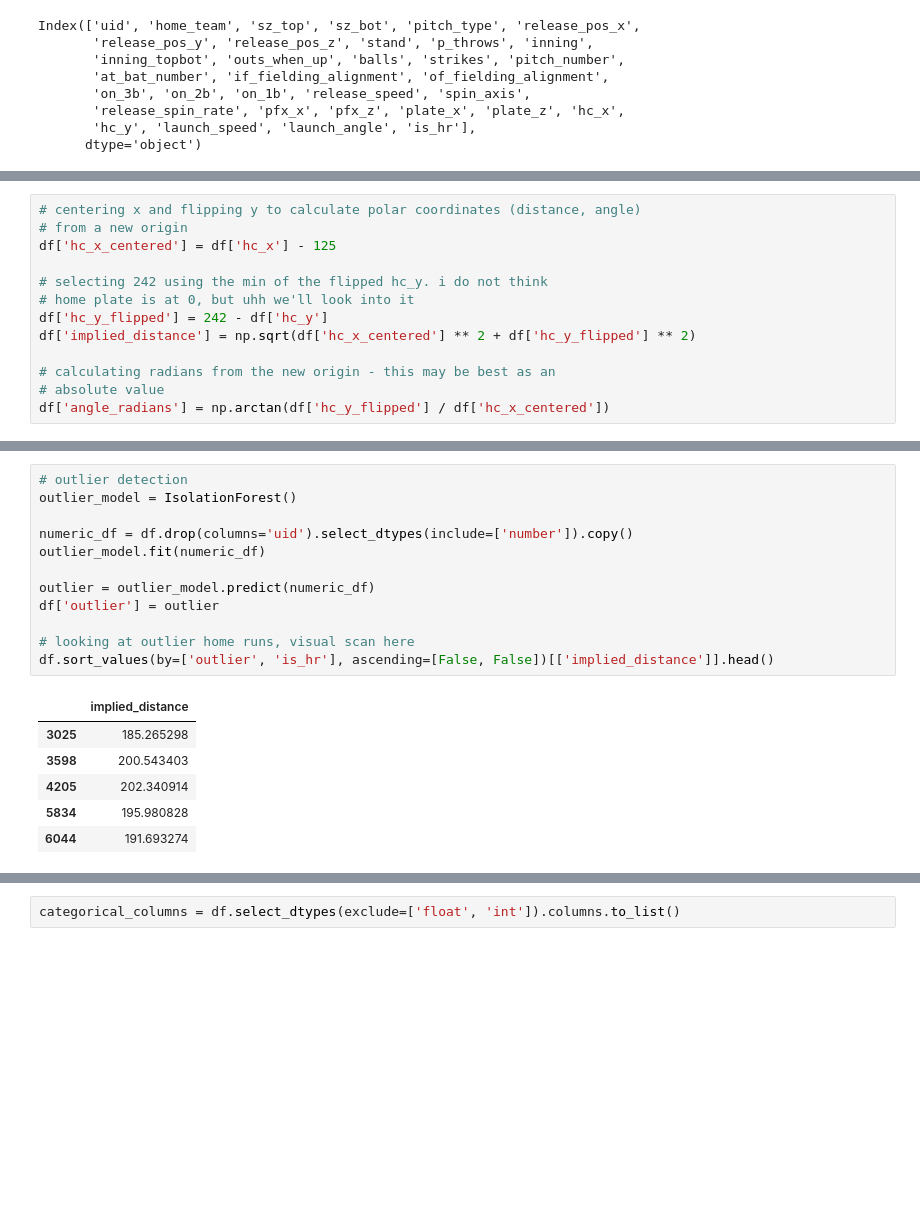
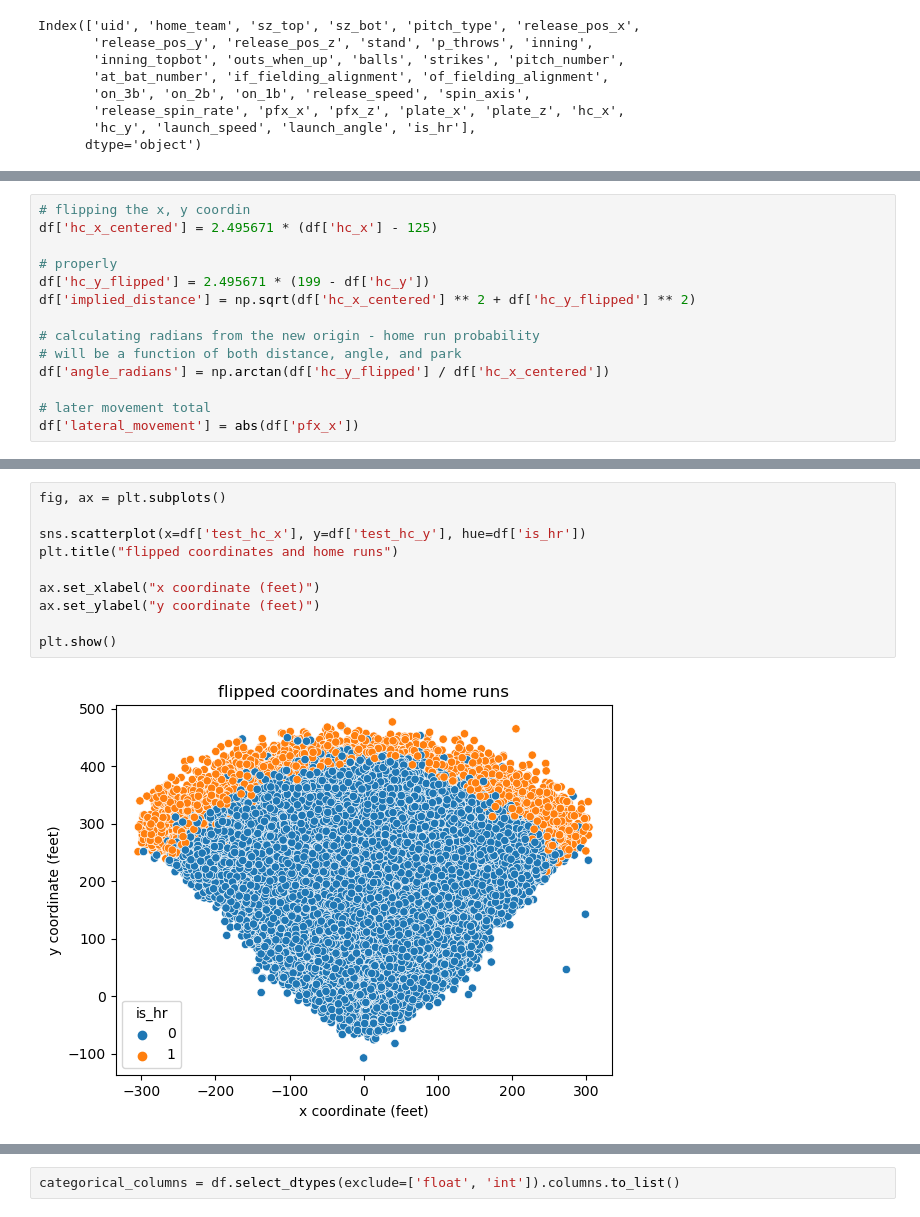
Before and after one commit to yaobviously/nick_wan_home_runs, a Jupyter notebook: home_run_submission.ipynb, the cells around one changed output, grey strips where cells are left out. Drawn from its saved outputs; the diff is of its cells as text; blank space fills up the shorter version.

```diff
--- a/home_run_submission.ipynb
+++ b/home_run_submission.ipynb
@@ -42,13 +59,14 @@ plt.show()
 # %%
-# centering x and flipping y to calculate polar coordinates (distance, angle)
-# from a new origin
-df['hc_x_centered'] = df['hc_x'] - 125
+# flipping the x, y coordin
+df['hc_x_centered'] = 2.495671 * (df['hc_x'] - 125)
 
-# selecting 242 using the min of the flipped hc_y. i do not think
-# home plate is at 0, but uhh we'll look into it
-df['hc_y_flipped'] = 242 - df['hc_y']
+# properly
+df['hc_y_flipped'] = 2.495671 * (199 - df['hc_y'])
 df['implied_distance'] = np.sqrt(df['hc_x_centered'] ** 2 + df['hc_y_flipped'] ** 2)
 
-# calculating radians from the new origin - this may be best as an
-# absolute value
+# calculating radians from the new origin - home run probability
+# will be a function of both distance, angle, and park
 df['angle_radians'] = np.arctan(df['hc_y_flipped'] / df['hc_x_centered'])
+
+# later movement total
+df['lateral_movement'] = abs(df['pfx_x'])
@@ -64,19 +73,12 @@ sns.scatterplot(x=df['pfx_x'], y=df['pfx_z'])
-# %%
-# outlier detection
-outlier_model = IsolationForest()
-
-numeric_df = df.drop(columns='uid').select_dtypes(include=['number']).copy()
-outlier_model.fit(numeric_df)
-
-outlier = outlier_model.predict(numeric_df)
-df['outlier'] = outlier
-
-# looking at outlier home runs, visual scan here
-df.sort_values(by=['outlier', 'is_hr'], ascending=[False, False])[['implied_distance']].head()
-# %% [output]
-|  | implied_distance |
-| 3025 | 185.265298 |
-| 3598 | 200.543403 |
-| 4205 | 202.340914 |
-| 5834 | 195.980828 |
-| 6044 | 191.693274 |
+# %%
+fig, ax = plt.subplots()
+
+sns.scatterplot(x=df['test_hc_x'], y=df['test_hc_y'], hue=df['is_hr'])
+plt.title("flipped coordinates and home runs")
+
+ax.set_xlabel("x coordinate (feet)")
+ax.set_ylabel("y coordinate (feet)")
+
+plt.show()
+# %% [output]
+[figure, added]
```
Also changed, not shown: parts of 19 cells of this notebook.
